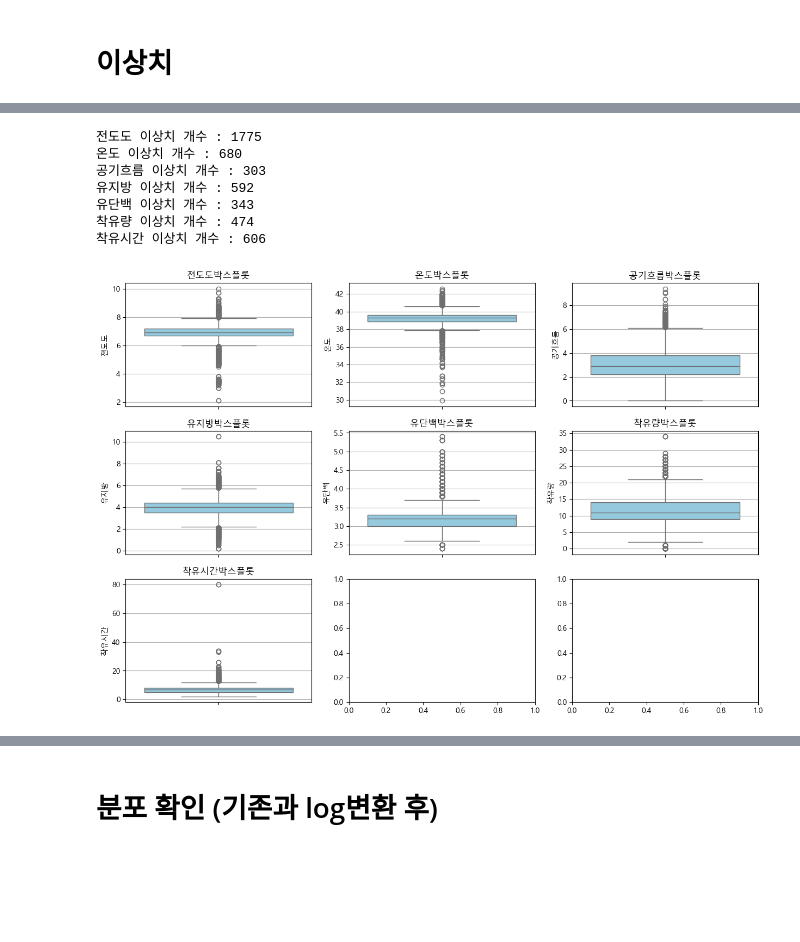
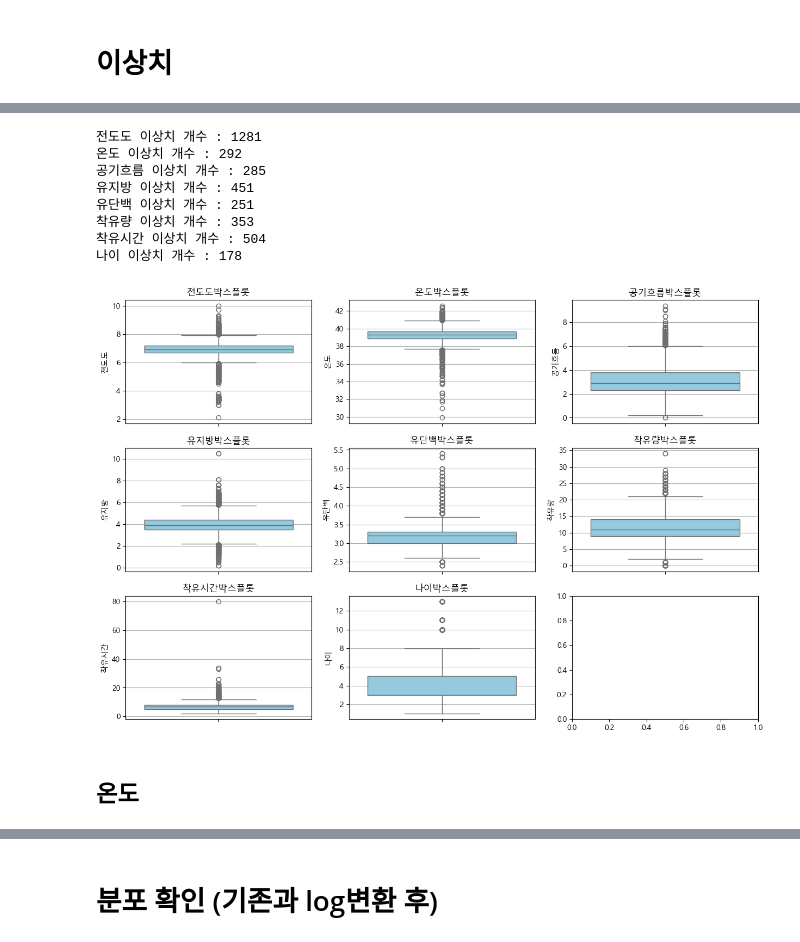
Before and after one commit to jiwon512/practical_project, a Jupyter notebook: jaemin/jaemin.ipynb, the cells around one changed output, grey strips where cells are left out. Drawn from its saved outputs; the diff is of its cells as text; code cells hidden in the pictures; blank space fills up the shorter version.

```diff
--- a/jaemin/jaemin.ipynb
+++ b/jaemin/jaemin.ipynb
@@ -53,0 +71,20 @@ df.head()
+# %%
+# 가정 (개체번호 앞 7자리는 생년월일)
+df_birth = df['개체번호'].astype(str).str[:8]
+df_birthdt = pd.to_datetime(df_birth, format='%Y%m%d', errors='coerce')
+
+def calculate_age(birth_date, current_date):
+
+    # 만 나이 계산 로직
+    # 현재 연도 - 출생 연도 - 불리언(생일이 현재 날짜보다 뒤에 있으면 1 빼기)
+    age = current_date.year - birth_date.year - ((current_date.month, current_date.day) < (birth_date.month, birth_date.day))
+    return age
+
+current_analysis_date = datetime(2021, 10, 1)
+df['나이'] = df_birthdt.apply(lambda x: calculate_age(x, current_analysis_date))
+# %%
+# 개체별 일일착유량 계산
+df["측정일"] = df["착유시작일시"].dt.day
+df_count1 = df.groupby(["개체번호","측정일"])["착유량"].sum().reset_index()
+df_count1.rename(columns={"착유량": "개체별 일일착유량"}, inplace=True)
+df = df.merge(df_count1, on=["개체번호", "측정일"], how="left")
@@ -53,0 +95,5 @@ df.head()
+# %%
+# 개체별 착유일수 계산
+df_count2 = df.groupby("개체번호")["측정일"].nunique().reset_index()
+df_count2.rename(columns={"측정일": "개체별 착유일수"}, inplace=True)
+df = df.merge(df_count2, on="개체번호", how="left")
@@ -74 +137,5 @@ df.isnull().sum()
 dtype: int64
+# %%
+cd = df["유지방"].isnull()
+cd_index = cd[cd].index
+df.drop(cd_index, inplace=True)
@@ -92,36 +182,39 @@ Index(['농장아이디', '개체번호', '측정일시', '착유량', '착유
       dtype='object')
 # %%
-columns = ["전도도","온도","공기흐름","유지방","유단백","착유량","착유시간"]
+columns = ["전도도","온도","공기흐름","유지방","유단백","착유량","착유시간","나이"]
 
 fig, axes = plt.subplots(nrows=3, ncols=3, figsize=(15,10))
 
 axes = axes.flatten()
 
 for i, col in enumerate(columns):
 
     q1 = df[col].quantile(0.25)
     q3 = df[col].quantile(0.75)
     iqr = q3-q1
     upper_bound = q3 + 1.5*iqr
     lower_bound = q1 - 1.5*iqr
 
     ax = axes[i]
 
     df_outlier = (df[col]<lower_bound) | (df[col]>upper_bound)
 
     print(f"{col} 이상치 개수 : {df_outlier.sum()}")
     sns.boxplot(y=df[col], ax=ax, color='skyblue')
 
     ax.set_title(f"{col}박스플롯")
     ax.grid(axis='y',alpha=1)
 
 plt.show()
 # %% [output]
-전도도 이상치 개수 : 1775
-온도 이상치 개수 : 680
-공기흐름 이상치 개수 : 303
-유지방 이상치 개수 : 592
-유단백 이상치 개수 : 343
-착유량 이상치 개수 : 474
-착유시간 이상치 개수 : 606
+전도도 이상치 개수 : 1281
+온도 이상치 개수 : 292
+공기흐름 이상치 개수 : 285
+유지방 이상치 개수 : 451
+유단백 이상치 개수 : 251
+착유량 이상치 개수 : 353
+착유시간 이상치 개수 : 504
+나이 이상치 개수 : 178
-[figure, old version]
+[figure, new version]
+# %% [markdown]
+## 온도
```
Also changed, not shown: parts of 43 cells of this notebook, 1 other file.
